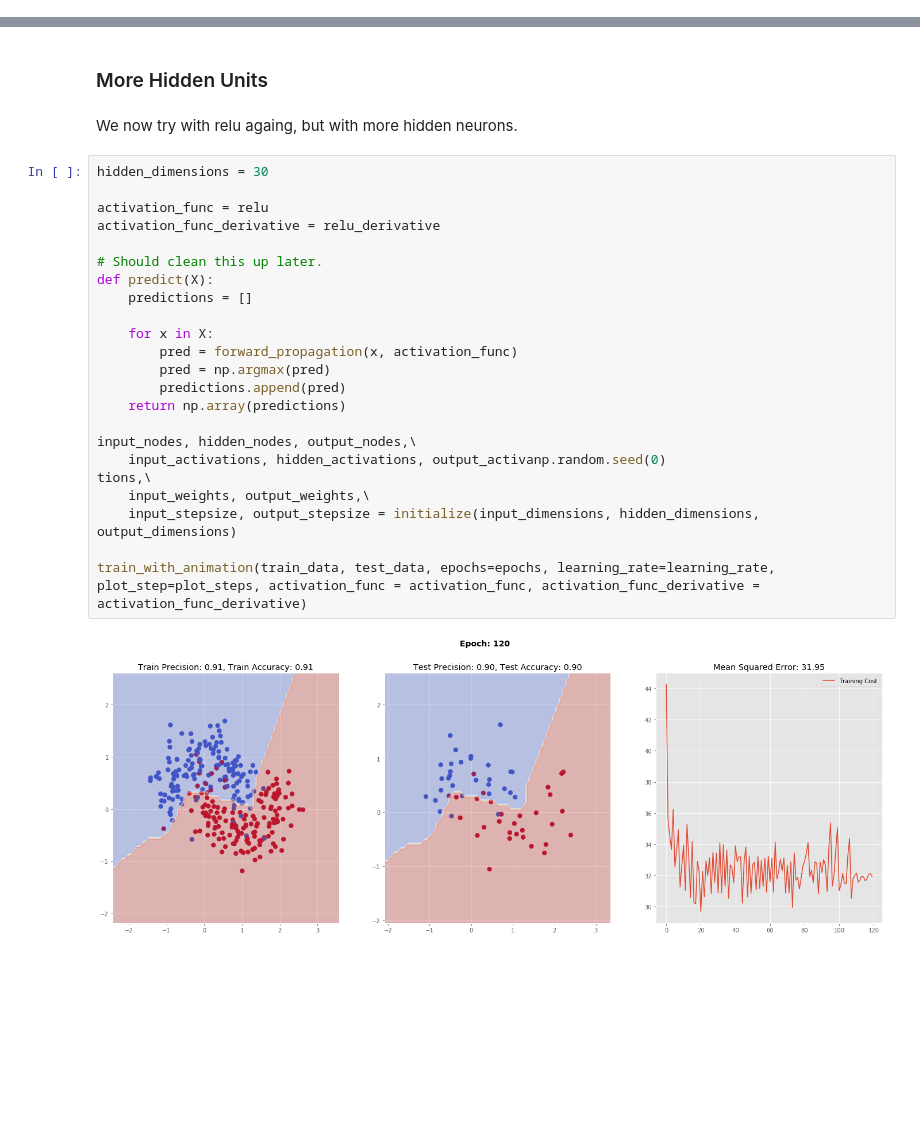
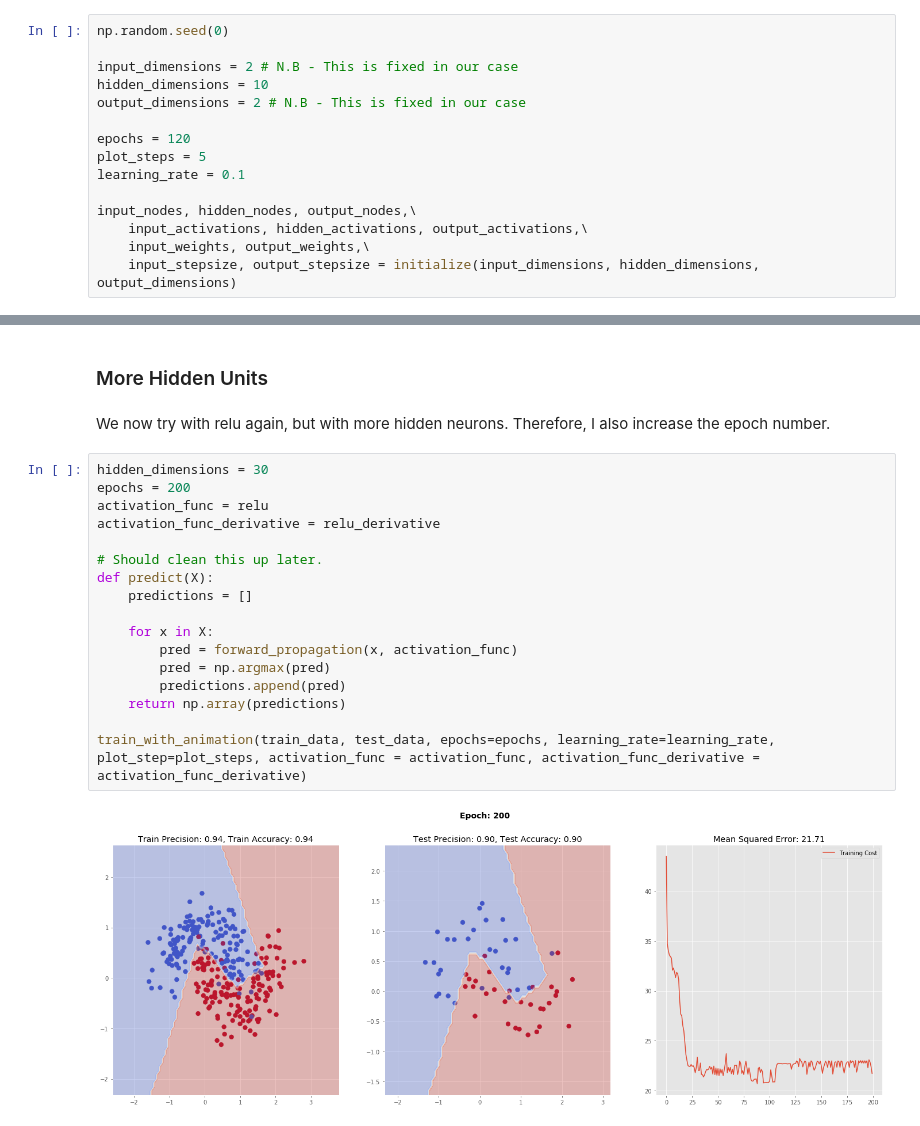
Before and after one commit to A-T-Kristensen/02456-deep-learning, a Jupyter notebook: notebooks/lab1_Introduction/2.OPT_Pure_Python.ipynb, the cells around one changed output, grey strips where cells are left out. Cells and saved outputs as stored; diff of their text form; blank space fills up the shorter version.

Commit message:
Rand 1-5 again for lab 1

```diff
--- a/notebooks/lab1_Introduction/2.OPT_Pure_Python.ipynb
+++ b/notebooks/lab1_Introduction/2.OPT_Pure_Python.ipynb
@@ -508,6 +508,21 @@ train_with_animation(train_data, test_data, epochs=epochs, learning_rate=learnin
 #### Tanh
 # %% [markdown]
 We now try with tanh instead of relu.
+# %%
+np.random.seed(0)
+
+input_dimensions = 2 # N.B - This is fixed in our case
+hidden_dimensions = 10
+output_dimensions = 2 # N.B - This is fixed in our case
+
+epochs = 120
+plot_steps = 5
+learning_rate = 0.1
+
+input_nodes, hidden_nodes, output_nodes,\
+    input_activations, hidden_activations, output_activations,\
+    input_weights, output_weights,\
+    input_stepsize, output_stepsize = initialize(input_dimensions, hidden_dimensions, output_dimensions)
 # %%
 # We have
 # sigmoid
@@ -570,29 +585,23 @@ train_with_animation(train_data, test_data, epochs=epochs, learning_rate=learnin
 # %% [markdown]
 ### More Hidden Units
 # %% [markdown]
-We now try with relu againg, but with more hidden neurons.
+We now try with relu again, but with more hidden neurons. Therefore, I also increase the epoch number.
 # %%
 hidden_dimensions = 30
-
+epochs = 200
 activation_func = relu
 activation_func_derivative = relu_derivative
 
 # Should clean this up later.
 def predict(X):
     predictions = []
 
     for x in X:
         pred = forward_propagation(x, activation_func)
         pred = np.argmax(pred)
         predictions.append(pred)
     return np.array(predictions)
 
-input_nodes, hidden_nodes, output_nodes,\
-    input_activations, hidden_activations, output_activanp.random.seed(0)
-tions,\
-    input_weights, output_weights,\
-    input_stepsize, output_stepsize = initialize(input_dimensions, hidden_dimensions, output_dimensions)
-
 train_with_animation(train_data, test_data, epochs=epochs, learning_rate=learning_rate, plot_step=plot_steps, activation_func = activation_func, activation_func_derivative = activation_func_derivative)
 # %% [output]
-[figure, old version]
+[figure, new version]
```
Also changed, not shown: parts of 2 cells of this notebook, 4 other files.
